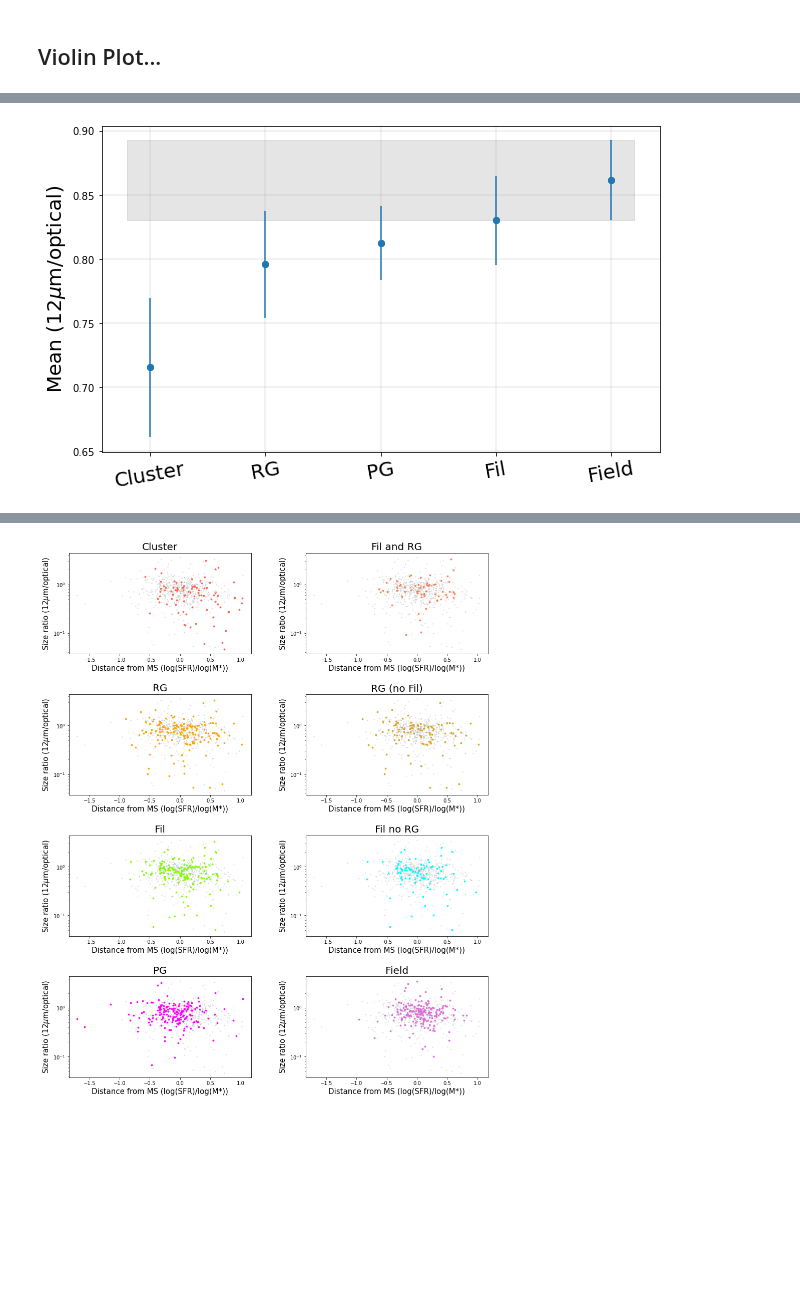
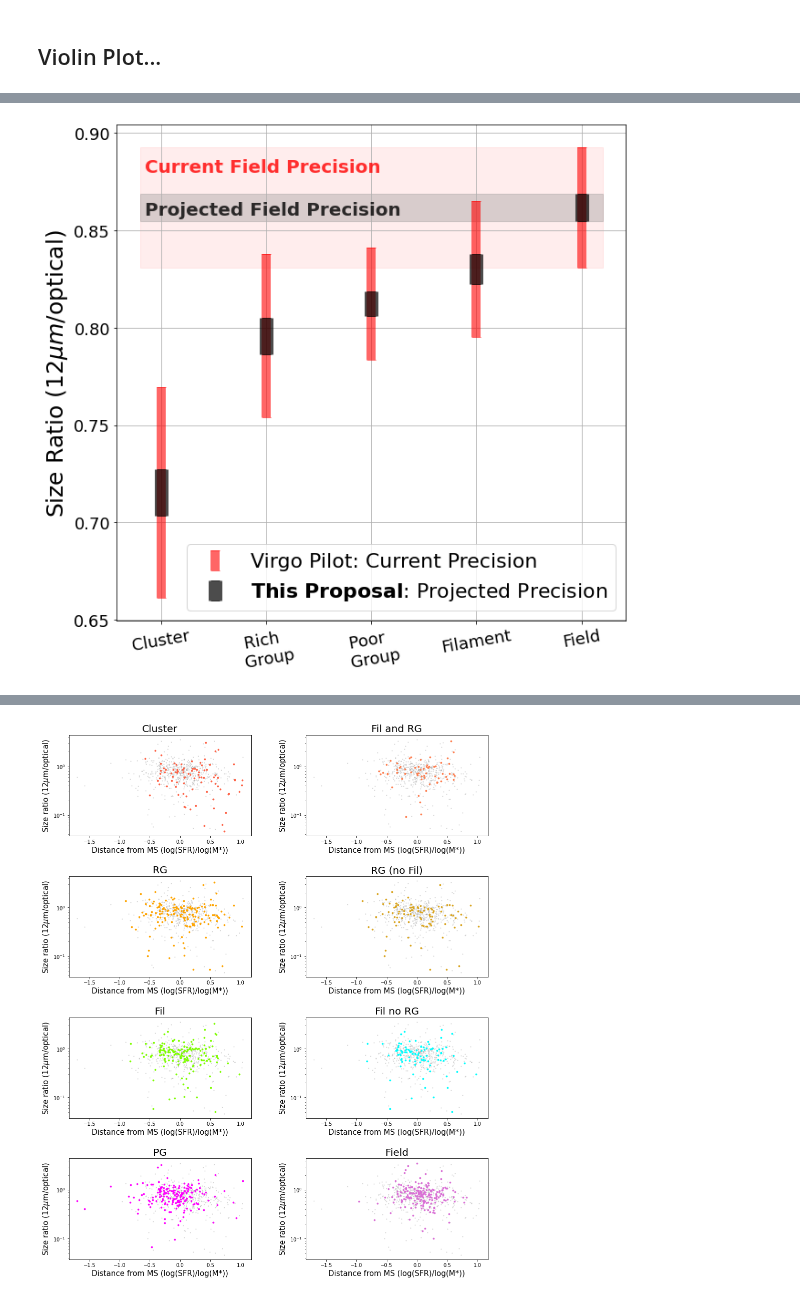
Before and after one commit to Kyssuber/research, a Jupyter notebook: disk_size_comparison-MarkAGN-RemoveOutliers-NewPSF.ipynb, the cells around one changed output, grey strips where cells are left out. Cells and saved outputs as stored; diff of their text form; code cells hidden in the pictures; blank space fills up the shorter version.

```diff
--- a/disk_size_comparison-MarkAGN-RemoveOutliers-NewPSF.ipynb
+++ b/disk_size_comparison-MarkAGN-RemoveOutliers-NewPSF.ipynb
@@ -16,7 +18,7 @@ from numpy import percentile
 homedir = os.getenv("HOME")
 
 #sga matched to VF catalog
-sgacut = Table.read(homedir+'/sgacut_coadd.fits')
+sgacut = Table.read(homedir+'/sgacut_coadd_v1.fits')
 
 #sga r50 parameters
 sga_params = Table.read(homedir+'/sga_params')
@@ -557,6 +563,7 @@ group = envcut['flag_gro']
 pg_flag = []
 #rich group
 rg_flag = []
+group_flag = []
 
 #define rich, poor groups
 
@@ -564,15 +571,19 @@ for n in range(0,len(envcut)):
     if int(group[n]) == 1:
         rg_flag.append(False)
         pg_flag.append(True)
+        group_flag.append(True)
     if int(group[n]) == 2:
         rg_flag.append(True)
         pg_flag.append(False)
+        group_flag.append(True)
     if int(group[n]) == 0:
         rg_flag.append(False)
         pg_flag.append(False)
+        group_flag.append(False)
 
 rg_flag = np.asarray(rg_flag)
 pg_flag = np.asarray(pg_flag)
+group_flag = np.asarray(group_flag)
 # %%
 #CL
 cluster = cluster
@@ -726,34 +745,65 @@ Text(0, 0.5, 'R$_e$ Ratios (12$\\mu$m/optical)')
 # %%
 #We are comparing to extent of field mean, std --> it *is* the control sample, after all.
 #The resulting plot effectively illustrates (unsurprisingly) the need for more data, which will
 #(also unsurprisingly) reduce error bars and perhaps polish any trends --> good wisesize sample justification!
 
-data2 = [cluster_re_free, rg_re_free, pg_re_free, filament_re_free, field_re_free]
-mean2 = []
-err2 = []
+#in fact, I take len(WISESize) and scaled errorbars accordingly to display the post-Virgo projected precision :-)
+
+data = [cluster_re_free, rg_re_free, pg_re_free, filament_re_free, field_re_free]
+mean = []
+err = []
+err_wisesize = []
 index = [1,2,3,4,5]
-env_names2 = ['Cluster','RG','PG','Fil','Field']
-
-for j,i in enumerate(data2):
-    mean2.append(np.mean(i))
-    err2.append(np.std(i)/np.sqrt(len(i)))
-
-plt.figure(figsize=(10,6))
-plt.scatter(index,mean2)
-plt.errorbar(index,mean2,yerr=err2,fmt='o')
+env_names = ['Cluster','Rich \n Group','Poor \n Group','Filament','Field']
 
 
-
-xmin,xmax = plt.xlim()
-xfield = np.linspace(xmin,xmax,50)
-ymax = np.ones(50)*(mean2[-1] + err2[-1])
-ymin = np.ones(50)*(mean2[-1] - err2[-1])
-plt.fill_between(xfield,ymax,ymin,color='0.5',alpha=.2)
+#example: len(cluster_galaxies)/len(vf_subsample)  *  len(WISESize_sample)
+n_wisesize = 13756
+n_wisesize_env = []
+for i in range(len(data)):
+    n_wisesize_env_i = ((len(data[i])/len(mgs)) * (n_wisesize))
+    n_wisesize_env.append(n_wisesize_env_i)
+    err_wisesize.append(np.std(data[i])/np.sqrt(n_wisesize_env_i))
 
 
-plt.xticks(index,env_names2, rotation=10, fontsize=20)
+for j,i in enumerate(data):
+    mean.append(np.mean(i))
+    err.append(np.std(i)/np.sqrt(len(i)))
+
+
+plt.figure(figsize=(10,10))
+#plt.errorbar(index, mean, yerr=err, fmt='o', color='red')
+plt.errorbar(index, mean, yerr=err, elinewidth=10, fmt='none', color='red', solid_capstyle='projecting',
+             capsize=5, alpha=0.6,label='Virgo Pilot: Current Precision')
+plt.errorbar(index, mean, yerr=err_wisesize, elinewidth=15, fmt='none', solid_capstyle='projecting',
+             capsize=5,alpha=0.7, color='black', label=r'${\bf This\ Proposal}$: Projected Precision')
+
+xmin, xmax = plt.xlim()
+
+#virgo field shaded region
+xfield_virgo = np.linspace(xmin, xmax, 50)
+ymax_virgo = np.ones(50)*(mean[-1] + err[-1])
+ymin_virgo = np.ones(50)*(mean[-1] - err[-1])
+plt.fill_between(xfield_virgo,ymax_virgo,ymin_virgo,color='red',alpha=.07)
+
+#WISESize field projected shaded region
+xfield_wise = np.linspace(xmin,xmax,50)
+ymax_wise = np.ones(50)*(mean[-1] + err_wisesize[-1])
+ymin_wise = np.ones(50)*(mean[-1] - err_wisesize[-1])
+plt.fill_between(xfield_wise,ymax_wise,ymin_wise,color='0.5',alpha=.3)
+
+
+plt.xticks(index, env_names, rotation=10, fontsize=25)
 plt.grid()
-plt.ylabel(r'Mean (12$\mu$m/optical)',fontsize=20)
-print(' ')
+#plt.ylabel(r'Mean (12$\mu$m/optical)',fontsize=20)
+plt.ylabel(r'Size Ratio (12$\mu m/$optical)',fontsize=25)
+plt.legend(loc='lower right',fontsize=22)
+plt.tick_params(axis='both', which='major', labelsize=18)
+
+plt.text(x=0.85,y=0.858,s='Projected Field Precision',fontsize=20, weight='bold',alpha=0.8)
+plt.text(x=0.85,y=0.880,s='Current Field Precision',fontsize=20,weight='bold',color='red',alpha=0.8)
+
+plt.plot(alpha=0.6)
+plt.savefig(homedir+'/Desktop/ratio_env.png',dpi=300)
 # %% [output]
-[figure, old version]
+[figure, new version]
```
Also changed, not shown: parts of 13 cells of this notebook, 19 other files.
